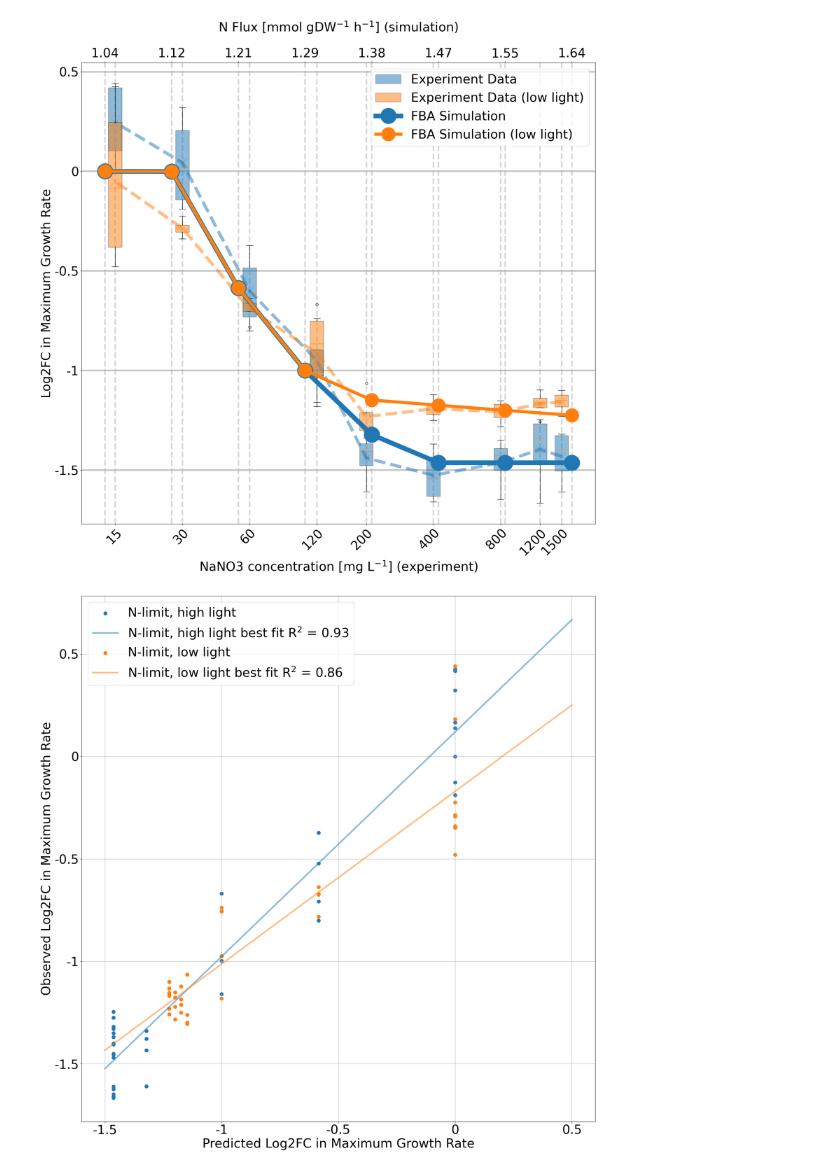
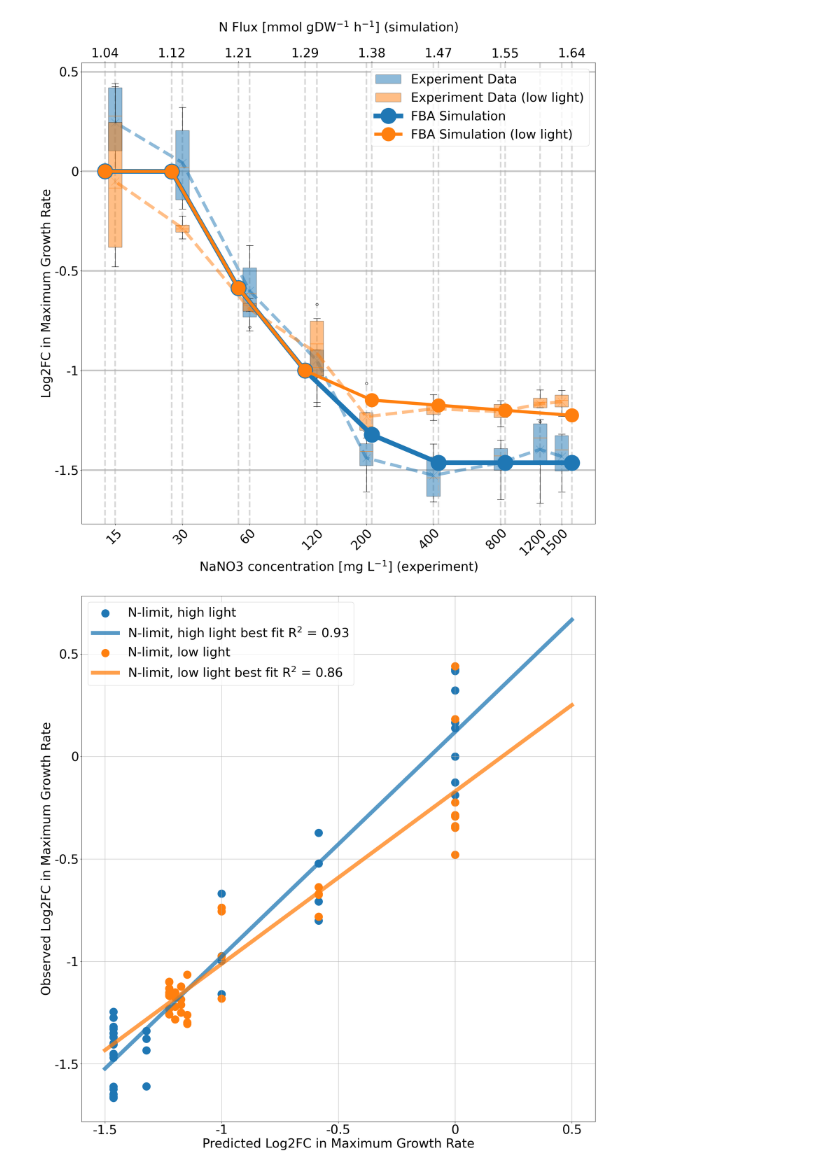
Before and after one commit to NWBRaVE/p-hm2-amgs-in-med4, a Jupyter notebook: experiment_comparison.ipynb, the cells around one changed output. Drawn from its saved outputs; the diff is of its cells as text; code cells hidden in the pictures.

Commit message:
made plot lines and points thicker

```diff
--- a/experiment_comparison.ipynb
+++ b/experiment_comparison.ipynb
@@ -762,34 +762,34 @@ for c, condition, label_suffix in [
             continue
         for v in arr:
             obs_vals.append(v)
             fit_vals.append(fit_vals_with_last_interp[order])
 
-    ax.scatter(fit_vals, obs_vals, c=f"C{c}", label=condition, marker="o", s=80)
+    ax.scatter(fit_vals, obs_vals, c=f"C{c}", label=condition, marker="o", s=400)
 
     # line of best fit
     fit = np.polyfit(fit_vals, obs_vals, deg=1)
     fit = sp.stats.linregress(fit_vals, obs_vals)
     ax.plot(
         [-1.5, -1, -0.5, 0, 0.5],  # 2 * np.arange(N_LIMIT_VALUES) + 0.25,
         fit.intercept + fit.slope * np.array([-1.5, -1, -0.5, 0, 0.5]),
         c=f"C{c}",
         marker="none",
-        alpha=0.5,
+        alpha=0.75,
         linestyle="-",
-        linewidth=4,
+        linewidth=10,
         label=f"{condition} best fit R$^2$ = {fit.rvalue**2:.2f}",
     )
 
 ax.grid()
 ax.set_xlabel("Predicted Log2FC in Maximum Growth Rate", fontsize=fs)
 ax.set_ylabel("Observed Log2FC in Maximum Growth Rate", fontsize=fs)
 ax.legend(fontsize=fs)
 ax.set_yticks([-1.5, -1, -0.5, 0, 0.5])
 ax.set_yticklabels([-1.5, -1, -0.5, 0, 0.5], fontsize=fs)
 ax.set_xticks([-1.5, -1, -0.5, 0, 0.5])
 ax.set_xticklabels([-1.5, -1, -0.5, 0, 0.5], fontsize=fs)
 fig.tight_layout()
 fig.savefig("figures/log2FC_growth_N-limit_correlation.png")
 plt.show()
 # %% [output]
-[figure, old version]
+[figure, new version]
```
Also changed, not shown: 1 other file.
